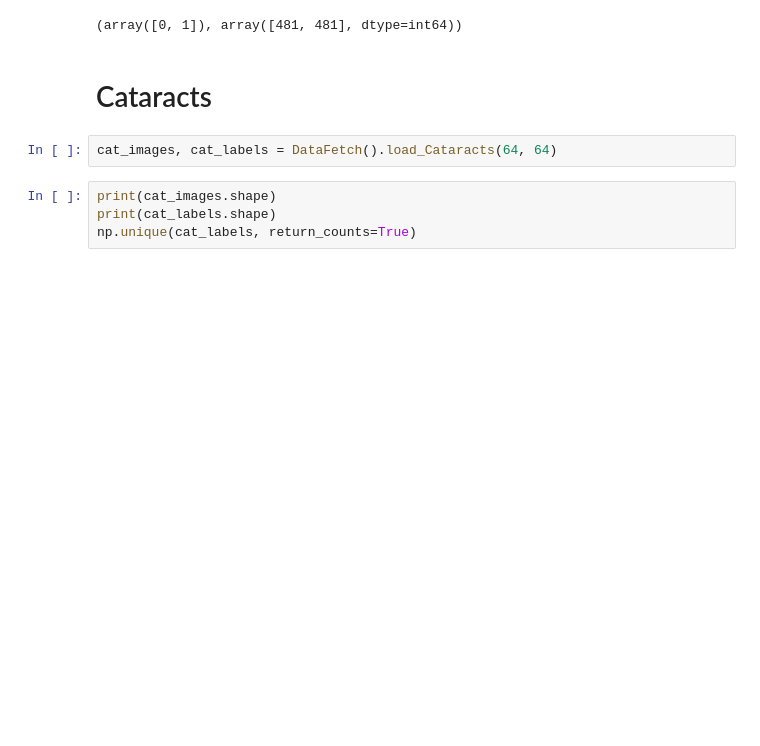
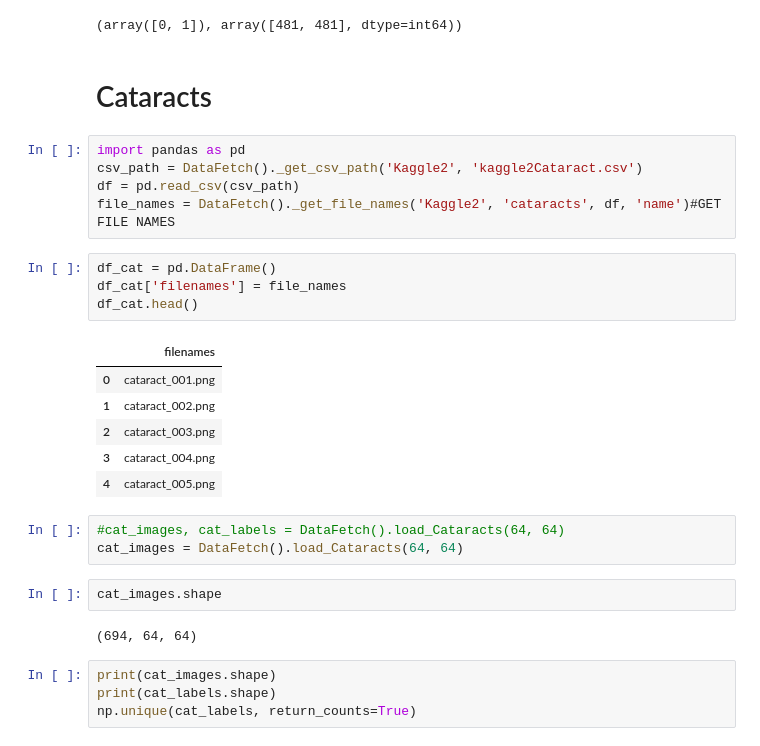
Before and after one commit to Barcelona-Technology-School/InnoSpark-edir, a Jupyter notebook: ML first attempt/DataWrangling.ipynb, the cells around one changed output. Cells and saved outputs as stored; diff of their text form; blank space fills up the shorter version.

```diff
--- a/ML first attempt/DataWrangling.ipynb
+++ b/ML first attempt/DataWrangling.ipynb
@@ -180,8 +195,29 @@ np.unique(dr_labels, return_counts=True)
 (array([0, 1]), array([481, 481], dtype=int64))
 # %% [markdown]
 # Cataracts
+# %%
+import pandas as pd
+csv_path = DataFetch()._get_csv_path('Kaggle2', 'kaggle2Cataract.csv')
+df = pd.read_csv(csv_path)
+file_names = DataFetch()._get_file_names('Kaggle2', 'cataracts', df, 'name')#GET FILE NAMES
+# %%
+df_cat = pd.DataFrame()
+df_cat['filenames'] = file_names
+df_cat.head()
+# %% [output]
+|  | filenames |
+| 0 | cataract_001.png |
+| 1 | cataract_002.png |
+| 2 | cataract_003.png |
+| 3 | cataract_004.png |
+| 4 | cataract_005.png |
 # %%
-cat_images, cat_labels = DataFetch().load_Cataracts(64, 64)
+#cat_images, cat_labels = DataFetch().load_Cataracts(64, 64)
+cat_images = DataFetch().load_Cataracts(64, 64)
+# %%
+cat_images.shape
+# %% [output]
+(694, 64, 64)
 # %%
 print(cat_images.shape)
 print(cat_labels.shape)
```
Also changed, not shown: parts of 25 cells of this notebook, 1 other file.
